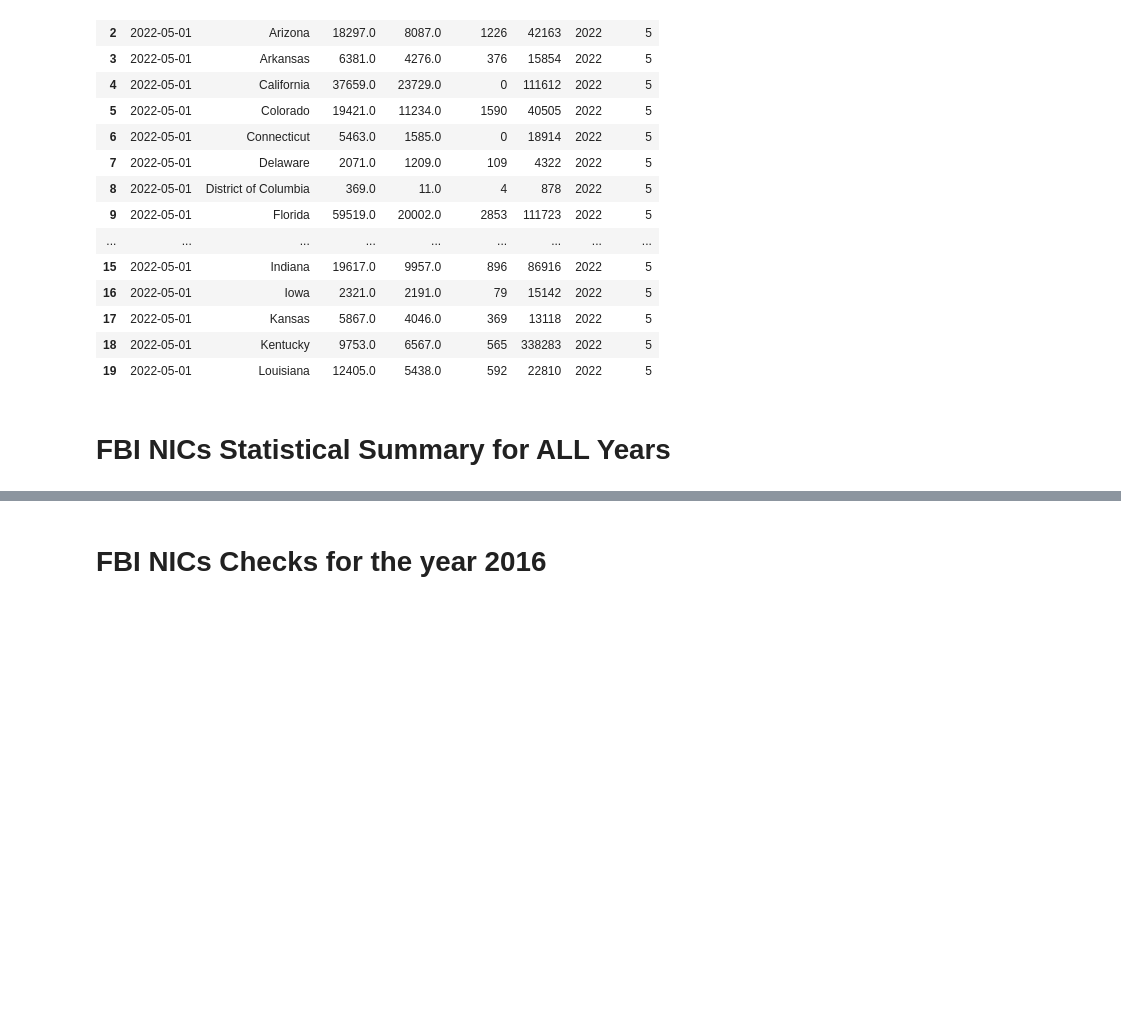
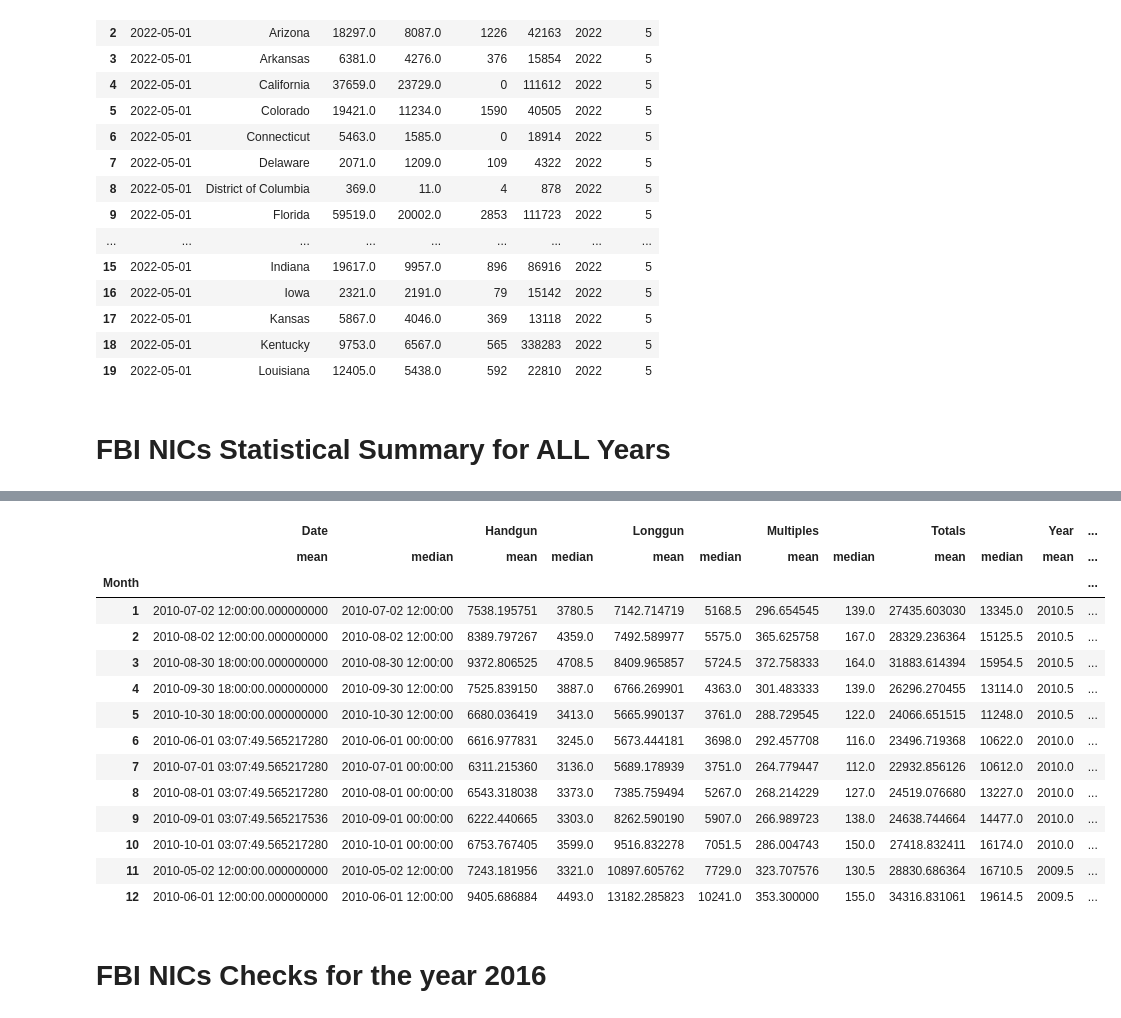
Before and after one commit to GambitAcid/Extract-Transform-Load-Gun-Violence-in-America, a Jupyter notebook: FBI NICs Data/FBI_NICs_Data.ipynb, the cells around one changed output, grey strips where cells are left out. Cells and saved outputs as stored; diff of their text form; code cells hidden in the pictures; blank space fills up the shorter version.

```diff
--- a/FBI NICs Data/FBI_NICs_Data.ipynb
+++ b/FBI NICs Data/FBI_NICs_Data.ipynb
@@ -167,3 +146,22 @@ NICS_df.groupby('State').agg(['mean', 'median'])
+# %%
+# FBI NICs Statistical Summary for ALL YEARS by Month
+NICS_df.groupby('Month').agg(['mean', 'median'])
+# %% [output]
+|  | Date |  | Handgun |  | Longgun |  | Multiples |  | Totals |  | Year | ... |
+|  | mean | median | mean | median | mean | median | mean | median | mean | median | mean | ... |
+| Month |  |  |  |  |  |  |  |  |  |  |  | ... |
+| 1 | 2010-07-02 12:00:00.000000000 | 2010-07-02 12:00:00 | 7538.195751 | 3780.5 | 7142.714719 | 5168.5 | 296.654545 | 139.0 | 27435.603030 | 13345.0 | 2010.5 | ... |
+| 2 | 2010-08-02 12:00:00.000000000 | 2010-08-02 12:00:00 | 8389.797267 | 4359.0 | 7492.589977 | 5575.0 | 365.625758 | 167.0 | 28329.236364 | 15125.5 | 2010.5 | ... |
+| 3 | 2010-08-30 18:00:00.000000000 | 2010-08-30 12:00:00 | 9372.806525 | 4708.5 | 8409.965857 | 5724.5 | 372.758333 | 164.0 | 31883.614394 | 15954.5 | 2010.5 | ... |
+| 4 | 2010-09-30 18:00:00.000000000 | 2010-09-30 12:00:00 | 7525.839150 | 3887.0 | 6766.269901 | 4363.0 | 301.483333 | 139.0 | 26296.270455 | 13114.0 | 2010.5 | ... |
+| 5 | 2010-10-30 18:00:00.000000000 | 2010-10-30 12:00:00 | 6680.036419 | 3413.0 | 5665.990137 | 3761.0 | 288.729545 | 122.0 | 24066.651515 | 11248.0 | 2010.5 | ... |
+| 6 | 2010-06-01 03:07:49.565217280 | 2010-06-01 00:00:00 | 6616.977831 | 3245.0 | 5673.444181 | 3698.0 | 292.457708 | 116.0 | 23496.719368 | 10622.0 | 2010.0 | ... |
+| 7 | 2010-07-01 03:07:49.565217280 | 2010-07-01 00:00:00 | 6311.215360 | 3136.0 | 5689.178939 | 3751.0 | 264.779447 | 112.0 | 22932.856126 | 10612.0 | 2010.0 | ... |
+| 8 | 2010-08-01 03:07:49.565217280 | 2010-08-01 00:00:00 | 6543.318038 | 3373.0 | 7385.759494 | 5267.0 | 268.214229 | 127.0 | 24519.076680 | 13227.0 | 2010.0 | ... |
+| 9 | 2010-09-01 03:07:49.565217536 | 2010-09-01 00:00:00 | 6222.440665 | 3303.0 | 8262.590190 | 5907.0 | 266.989723 | 138.0 | 24638.744664 | 14477.0 | 2010.0 | ... |
+| 10 | 2010-10-01 03:07:49.565217280 | 2010-10-01 00:00:00 | 6753.767405 | 3599.0 | 9516.832278 | 7051.5 | 286.004743 | 150.0 | 27418.832411 | 16174.0 | 2010.0 | ... |
+| 11 | 2010-05-02 12:00:00.000000000 | 2010-05-02 12:00:00 | 7243.181956 | 3321.0 | 10897.605762 | 7729.0 | 323.707576 | 130.5 | 28830.686364 | 16710.5 | 2009.5 | ... |
+| 12 | 2010-06-01 12:00:00.000000000 | 2010-06-01 12:00:00 | 9405.686884 | 4493.0 | 13182.285823 | 10241.0 | 353.300000 | 155.0 | 34316.831061 | 19614.5 | 2009.5 | ... |
 # %% [markdown]
 # FBI NICs Checks for the year 2016
 # %%
```
Also changed, not shown: parts of 3 cells of this notebook, 1 other file.
